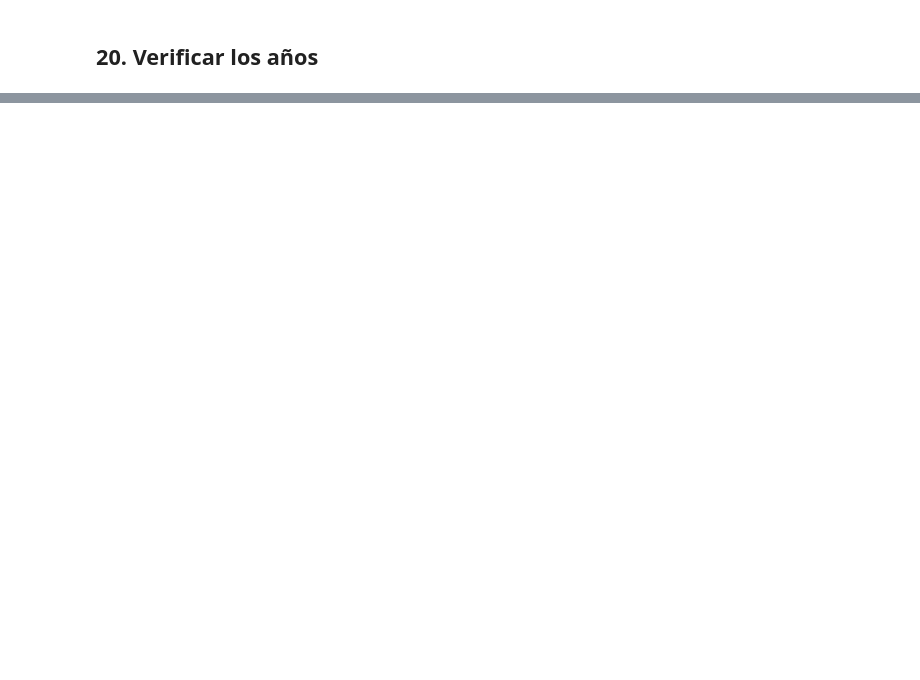
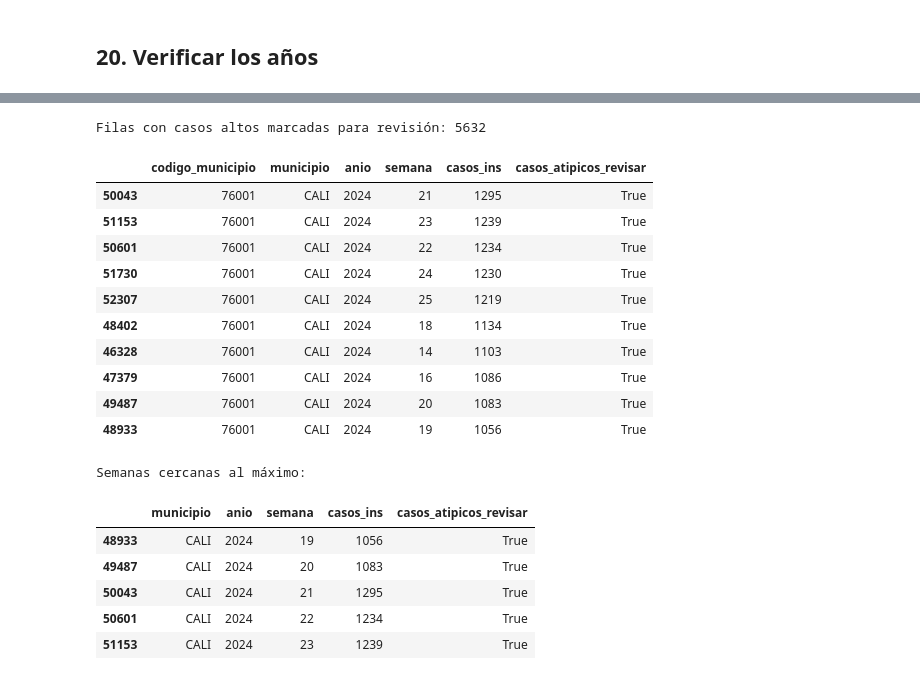
Before and after one commit to Alejandraperez03/Dengue_Por_Municipio-, a Jupyter notebook: notebooks/Notebook_Adquisicion_Dengue_Lluvias.ipynb, the cells around one changed output, grey strips where cells are left out. Cells and saved outputs as stored; diff of their text form; code cells hidden in the pictures; blank space fills up the shorter version.

```diff
--- a/notebooks/Notebook_Adquisicion_Dengue_Lluvias.ipynb
+++ b/notebooks/Notebook_Adquisicion_Dengue_Lluvias.ipynb
@@ -257,0 +639,47 @@ Se cargaron las fuentes de dengue y precipitación correspondientes al periodo 2
+# %%
+grupos_casos = datos_cruzados.groupby("codigo_municipio")["casos_ins"]
+q1_municipio = grupos_casos.transform(lambda serie: serie.quantile(0.25))
+q3_municipio = grupos_casos.transform(lambda serie: serie.quantile(0.75))
+iqr_municipio = q3_municipio - q1_municipio
+suficientes_registros = grupos_casos.transform("count").ge(8)
+limite_superior = q3_municipio + 1.5 * iqr_municipio
+datos_cruzados["casos_atipicos_revisar"] = (
+    suficientes_registros & iqr_municipio.gt(0)
+    & datos_cruzados["casos_ins"].gt(limite_superior)
+).fillna(False).astype("boolean")
+
+print("Filas con casos altos marcadas para revisión:",
+      int(datos_cruzados["casos_atipicos_revisar"].sum()))
+display(datos_cruzados.loc[
+    datos_cruzados["casos_atipicos_revisar"],
+    ["codigo_municipio", "municipio", "anio", "semana", "casos_ins", "casos_atipicos_revisar"]
+].sort_values("casos_ins", ascending=False).head(10))
+
+registro_maximo = datos_cruzados.loc[datos_cruzados["casos_ins"].idxmax()]
+contexto_maximo = datos_cruzados[
+    datos_cruzados["codigo_municipio"].eq(registro_maximo["codigo_municipio"])
+    & datos_cruzados["anio"].eq(registro_maximo["anio"])
+    & datos_cruzados["semana"].between(registro_maximo["semana"] - 2, registro_maximo["semana"] + 2)
+]
+print("Semanas cercanas al máximo:")
+display(contexto_maximo[["municipio", "anio", "semana", "casos_ins", "casos_atipicos_revisar"]].sort_values("semana"))
+# %% [output]
+Filas con casos altos marcadas para revisión: 5632
+|  | codigo_municipio | municipio | anio | semana | casos_ins | casos_atipicos_revisar |
+| 50043 | 76001 | CALI | 2024 | 21 | 1295 | True |
+| 51153 | 76001 | CALI | 2024 | 23 | 1239 | True |
+| 50601 | 76001 | CALI | 2024 | 22 | 1234 | True |
+| 51730 | 76001 | CALI | 2024 | 24 | 1230 | True |
+| 52307 | 76001 | CALI | 2024 | 25 | 1219 | True |
+| 48402 | 76001 | CALI | 2024 | 18 | 1134 | True |
+| 46328 | 76001 | CALI | 2024 | 14 | 1103 | True |
+| 47379 | 76001 | CALI | 2024 | 16 | 1086 | True |
+| 49487 | 76001 | CALI | 2024 | 20 | 1083 | True |
+| 48933 | 76001 | CALI | 2024 | 19 | 1056 | True |
+Semanas cercanas al máximo:
+|  | municipio | anio | semana | casos_ins | casos_atipicos_revisar |
+| 48933 | CALI | 2024 | 19 | 1056 | True |
+| 49487 | CALI | 2024 | 20 | 1083 | True |
+| 50043 | CALI | 2024 | 21 | 1295 | True |
+| 50601 | CALI | 2024 | 22 | 1234 | True |
+| 51153 | CALI | 2024 | 23 | 1239 | True |
```
Also changed, not shown: parts of 65 cells of this notebook.
